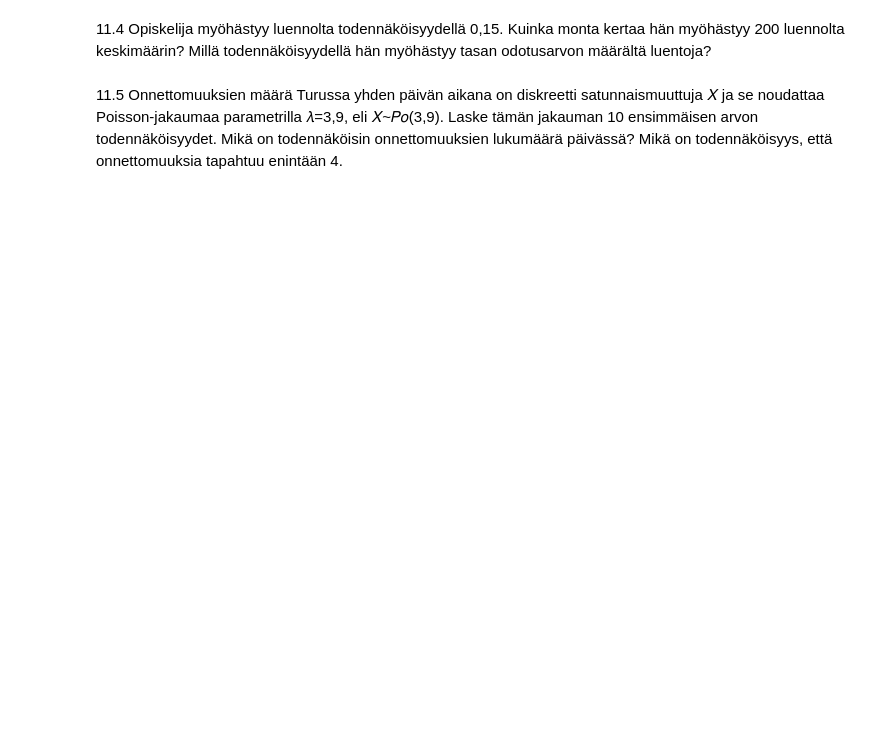
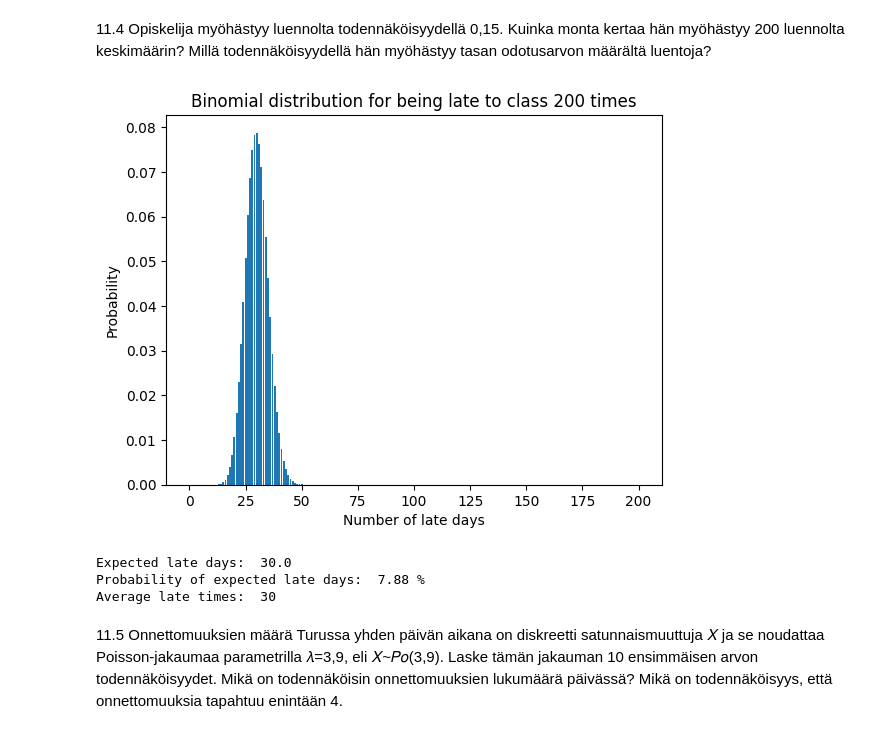
Before and after one commit to walterairs/statsandprobs, a Jupyter notebook: probability/lesson_eleven.ipynb, the cells around one changed output. Saved outputs shown, nothing was run; the diff lists cells and outputs as text; code cells hidden in the pictures; blank space fills up the shorter version.

```diff
--- a/probability/lesson_eleven.ipynb
+++ b/probability/lesson_eleven.ipynb
@@ -22,2 +85,38 @@ import scipy
+# %%
+## Code here
+n = 200
+p = 0.15
+q = 1 - p
+
+# lets create a list of binomial distribution
+b = []
+for i in range(0, 201):
+    b.append(comb(n, i) * p**i * q**(n-i))
+
+# Lets plot the binomial distribution
+x = list(range(0, 201))
+y = b
+
+plt.bar(x, y)
+plt.xlabel('Number of late days')
+plt.ylabel('Probability')
+plt.title('Binomial distribution for being late to class 200 times')
+plt.show()
+
+# lets make the x and y into a dict to make it easier to work with
+b_dict = dict(zip(x, y))
+
+# Expected value
+expected_late_days = n*p
+print("Expected late days: ", expected_late_days)
+expected_late_days_prob = round(b_dict[expected_late_days] * 100, 2)
+print("Probability of expected late days: ", expected_late_days_prob, "%")
+average_late_times = max(b_dict, key=b_dict.get)
+print("Average late times: ", average_late_times)
+# %% [output]
+[figure, added]
+Expected late days:  30.0
+Probability of expected late days:  7.88 %
+Average late times:  30
 # %% [markdown]
 11.5 Onnettomuuksien määrä Turussa yhden päivän aikana on diskreetti satunnaismuuttuja 𝑋 ja se noudattaa Poisson-jakaumaa parametrilla 𝜆=3,9, eli 𝑋~𝑃𝑜(3,9). Laske tämän jakauman 10 ensimmäisen arvon todennäköisyydet. Mikä on todennäköisin onnettomuuksien lukumäärä päivässä? Mikä on todennäköisyys, että onnettomuuksia tapahtuu enintään 4.
```
Also changed, not shown: parts of 12 cells of this notebook, 2 other files.
